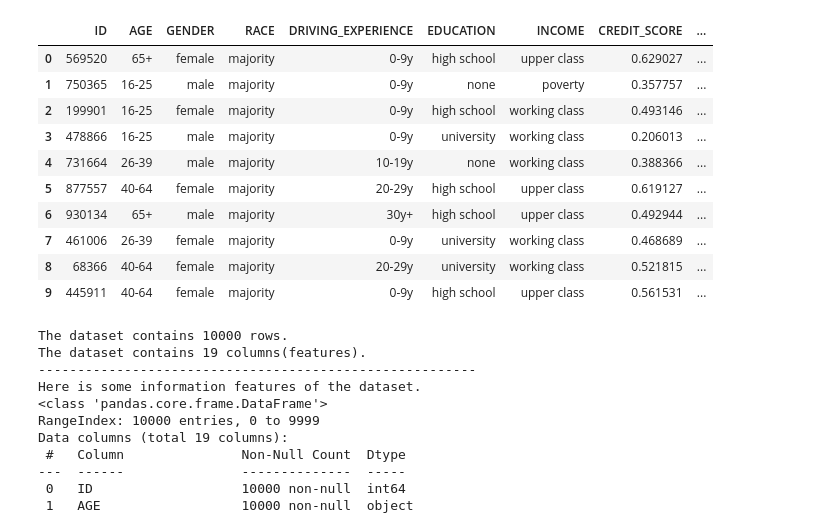
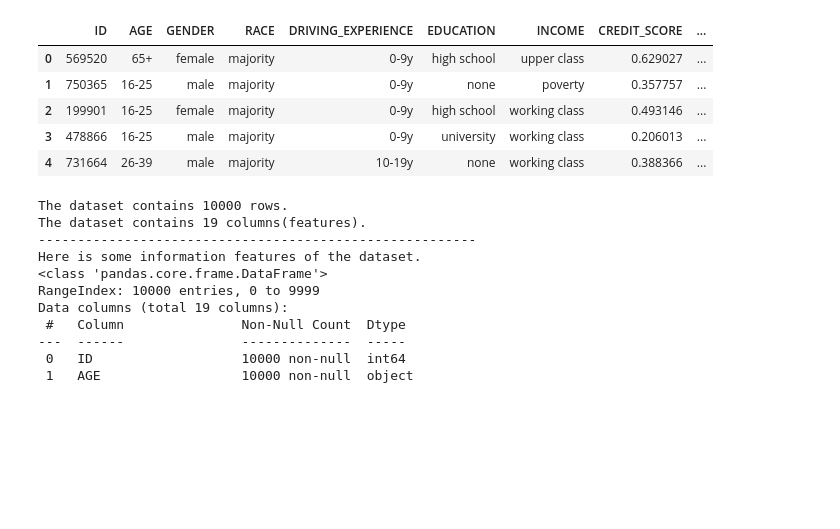
Before and after one commit to bashar0101/car_insurance_predication, a Jupyter notebook: project.ipynb, the cells around one changed output. Cells and saved outputs as stored; diff of their text form; code cells hidden in the pictures; blank space fills up the shorter version.

```diff
--- a/project.ipynb
+++ b/project.ipynb
@@ -7,19 +181,14 @@ import matplotlib.pyplot as plt
 # %%
 df = pd.read_csv('data.csv')
 # show a samples from the dataset to explain the features
-df.head(10)
+df.head()
 # %% [output]
 |  | ID | AGE | GENDER | RACE | DRIVING_EXPERIENCE | EDUCATION | INCOME | CREDIT_SCORE | ... |
 | 0 | 569520 | 65+ | female | majority | 0-9y | high school | upper class | 0.629027 | ... |
 | 1 | 750365 | 16-25 | male | majority | 0-9y | none | poverty | 0.357757 | ... |
 | 2 | 199901 | 16-25 | female | majority | 0-9y | high school | working class | 0.493146 | ... |
 | 3 | 478866 | 16-25 | male | majority | 0-9y | university | working class | 0.206013 | ... |
 | 4 | 731664 | 26-39 | male | majority | 10-19y | none | working class | 0.388366 | ... |
-| 5 | 877557 | 40-64 | female | majority | 20-29y | high school | upper class | 0.619127 | ... |
-| 6 | 930134 | 65+ | male | majority | 30y+ | high school | upper class | 0.492944 | ... |
-| 7 | 461006 | 26-39 | female | majority | 0-9y | university | working class | 0.468689 | ... |
-| 8 | 68366 | 40-64 | female | majority | 20-29y | university | working class | 0.521815 | ... |
-| 9 | 445911 | 40-64 | female | majority | 0-9y | high school | upper class | 0.561531 | ... |
 # %%
 
 # this is simple description for the dataset
```
Also changed, not shown: parts of 103 cells of this notebook, 2 other files.
